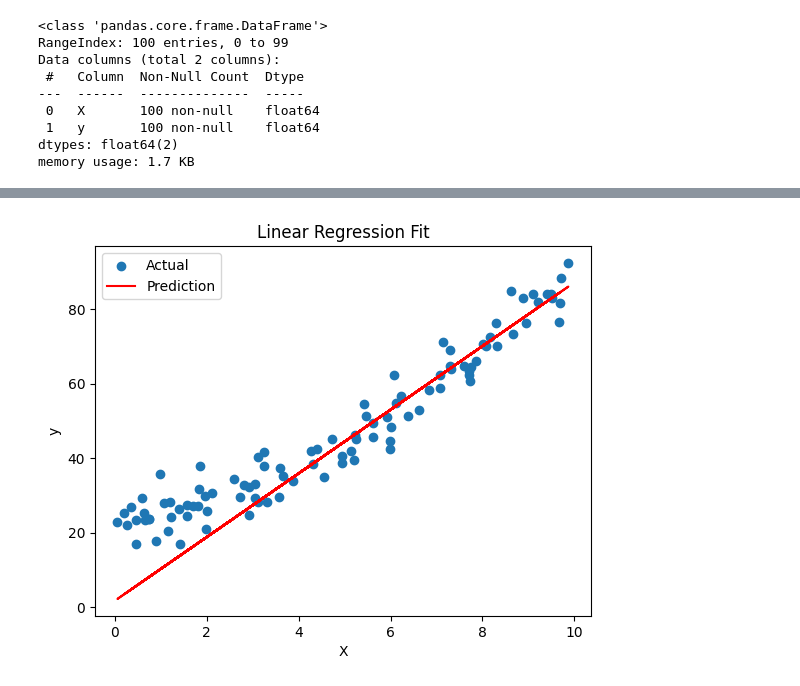
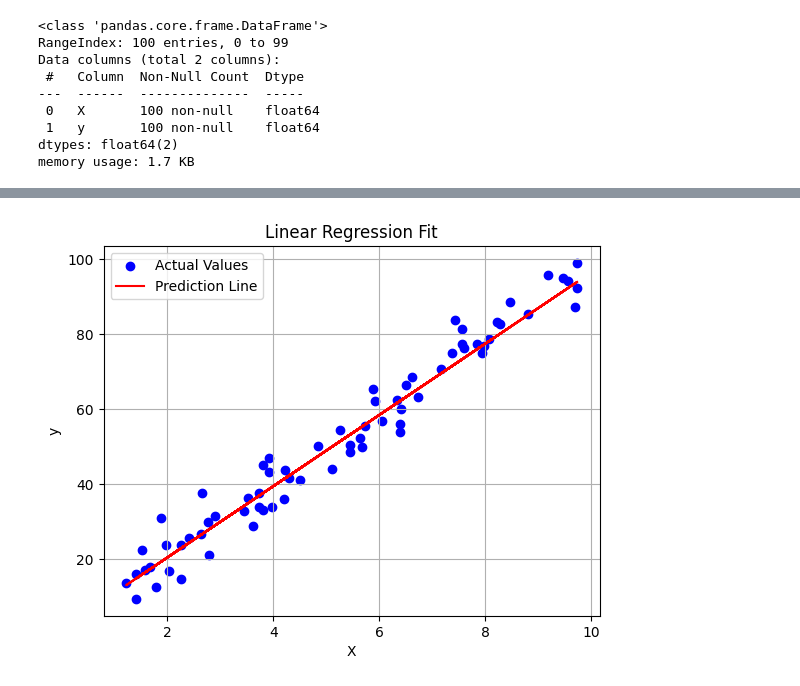
Before and after one commit to 7rohxt/ml-models-from-scratch, a Jupyter notebook: linear-regression/notebook.ipynb, the cells around one changed output, grey strips where cells are left out. Saved outputs shown, nothing was run; the diff lists cells and outputs as text; code cells hidden in the pictures.

```diff
--- a/linear-regression/notebook.ipynb
+++ b/linear-regression/notebook.ipynb
@@ -89,13 +95,16 @@ w_final, b_final, cost_history = gradient_descent(X_train, y_train, w, b, alpha,
 # %%
 def predict(X, w, b):
     return w * X + b
-# %%
-plt.scatter(X, y, label="Actual Values")
-plt.plot(X, predict(X, w_final, b_final), color='red', label="Prediction")
-plt.xlabel("X")
-plt.ylabel("y")
-plt.title("Linear Regression Fit")
-plt.legend()
-plt.show()
-# %% [output]
-[figure, removed]
+# %%
+y_train_pred = predict(X_train, w_final, b_final)
+
+plt.scatter(X_train, y_train, color='blue', label="Actual Values")
+plt.plot(X_train, y_train_pred, color='red', label="Prediction Line")
+plt.xlabel("X")
+plt.ylabel("y")
+plt.title("Linear Regression Fit")
+plt.legend()
+plt.grid(True)
+plt.show()
+# %% [output]
+[figure, added]
```
Also changed, not shown: parts of 6 cells of this notebook.
